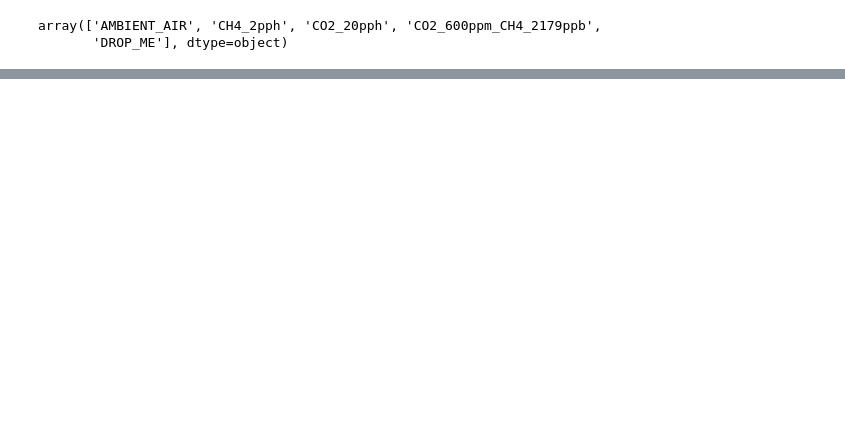
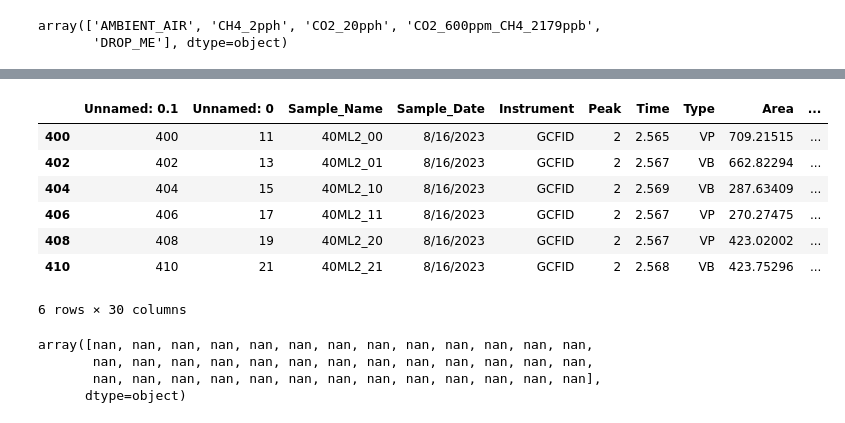
Before and after one commit to MDunitz/gctcd, a Jupyter notebook: scripts/initial_data_exploration.ipynb, the cells around one changed output, grey strips where cells are left out. Cells and saved outputs as stored; diff of their text form; code cells hidden in the pictures; blank space fills up the shorter version.

```diff
--- a/scripts/initial_data_exploration.ipynb
+++ b/scripts/initial_data_exploration.ipynb
@@ -108,12 +96,38 @@ def set_incubation_length(row):
     try:
         sample_date  = datetime.strptime(row['Sample_Date'], '%m/%d/%Y')
         incubation_start_date  = datetime.strptime(row['incubation_start_date'], '%m/%d/%y')
-        return sample_date - incubation_start_date
+        return (sample_date - incubation_start_date).days
 
     except Exception as e:
-        print(e, row['Sample_Date'], row['incubation_start_date'])
+        # print(e, row['Sample_Date'], row['incubation_start_date'])
         return None
+
+def set_salt_to_biomass(row):
+    if row['is_std']:
+        return None
+    if row['sample_id'] == 'DROP_ME':
+        return None
+    if row['ratio'] == "01:00":
+        return 0
+    if row['ratio'] == "01:01":
+        return 1
+    if row['ratio'] == "16:01":
+        return 1.0/16
+    if row['ratio'] == "01:05":
+        return 5
+
+def take_log_of_salt_ratio(row):
+    print(row['salt_ratio'])
+    if row['salt_ratio'] == None:
+        return None
+    else:
+        x = np.log10(row['salt_ratio'])
+        print(x)
+        return x
+
 new_df['incubation_length'] = new_df.apply(lambda row: set_incubation_length(row), axis=1)
+new_df['salt_ratio'] = new_df.apply(lambda row: set_salt_to_biomass(row), axis=1)
+new_df['salt_ratio_log'] = new_df.apply(lambda row: take_log_of_salt_ratio(row), axis=1)
 
 new_df
 # %% [output]
@@ -163,0 +187,18 @@ bokeh.io.show(p)
+# %%
+methane_df
+# %% [output]
+|  | Unnamed: 0.1 | Unnamed: 0 | Sample_Name | Sample_Date | Instrument | Peak | Time | Type | Area | ... |
+| 400 | 400 | 11 | 40ML2_00 | 8/16/2023 | GCFID | 2 | 2.565 | VP | 709.21515 | ... |
+| 402 | 402 | 13 | 40ML2_01 | 8/16/2023 | GCFID | 2 | 2.567 | VB | 662.82294 | ... |
+| 404 | 404 | 15 | 40ML2_10 | 8/16/2023 | GCFID | 2 | 2.569 | VB | 287.63409 | ... |
+| 406 | 406 | 17 | 40ML2_11 | 8/16/2023 | GCFID | 2 | 2.567 | VP | 270.27475 | ... |
+| 408 | 408 | 19 | 40ML2_20 | 8/16/2023 | GCFID | 2 | 2.567 | VP | 423.02002 | ... |
+| 410 | 410 | 21 | 40ML2_21 | 8/16/2023 | GCFID | 2 | 2.568 | VB | 423.75296 | ... |
+6 rows × 30 columns
+# %%
+np.unique(CO2_df['salt_ratio_log'])
+# %% [output]
+array([nan, nan, nan, nan, nan, nan, nan, nan, nan, nan, nan, nan, nan,
+       nan, nan, nan, nan, nan, nan, nan, nan, nan, nan, nan, nan, nan,
+       nan, nan, nan, nan, nan, nan, nan, nan, nan, nan, nan, nan, nan],
+      dtype=object)
```
Also changed, not shown: parts of 7 cells of this notebook.
